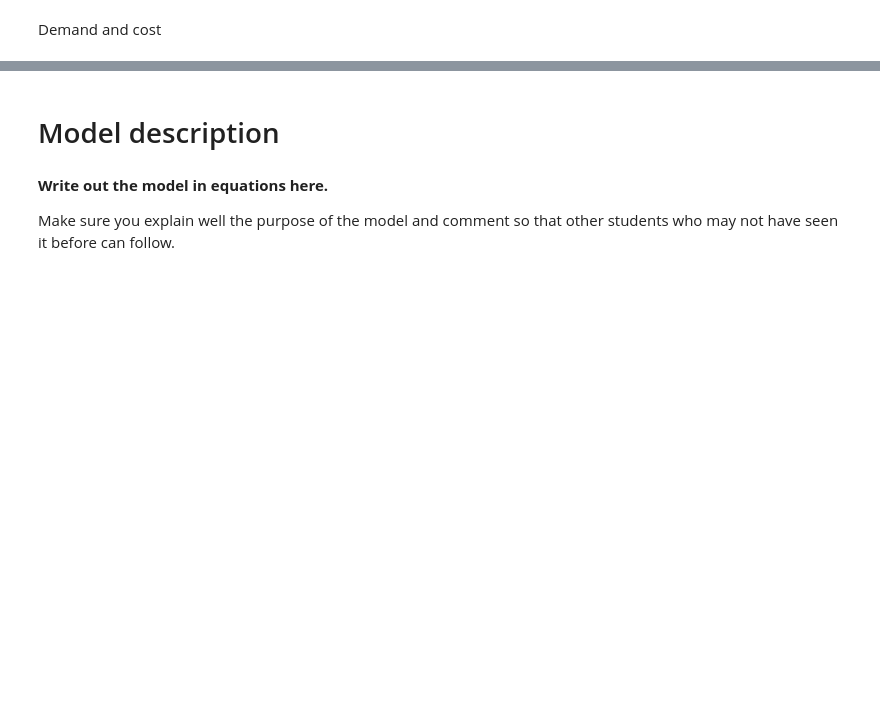
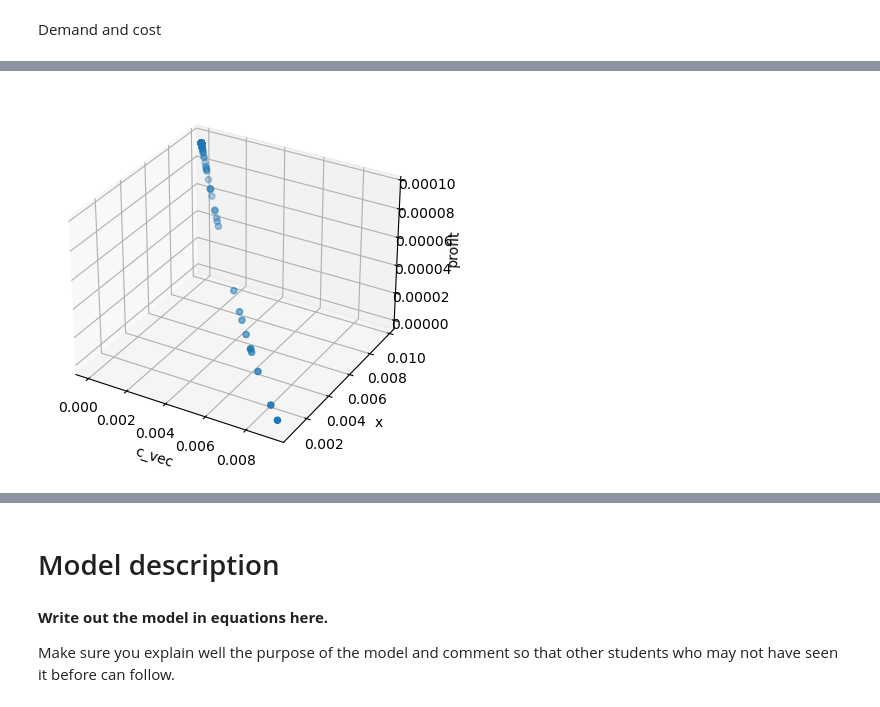
Before and after one commit to NumEconCopenhagen/projects-2023-magnus-kristian, a Jupyter notebook: modelproject/modelproject.ipynb, the cells around one changed output, grey strips where cells are left out. Saved outputs shown, nothing was run; the diff lists cells and outputs as text; code cells hidden in the pictures; blank space fills up the shorter version.

```diff
--- a/modelproject/modelproject.ipynb
+++ b/modelproject/modelproject.ipynb
@@ -278,0 +209,13 @@ N_firms = 181
+# %%
+fig = plt.figure()
+ax = fig.add_subplot(111, projection='3d')
+
+ax.scatter(c_vec_new, result.x, profit)
+
+ax.set_xlabel('c_vec')
+ax.set_ylabel('x')
+ax.set_zlabel('profit')
+
+plt.show()
+# %% [output]
+[figure, added]
```
Also changed, not shown: parts of 11 cells of this notebook.
